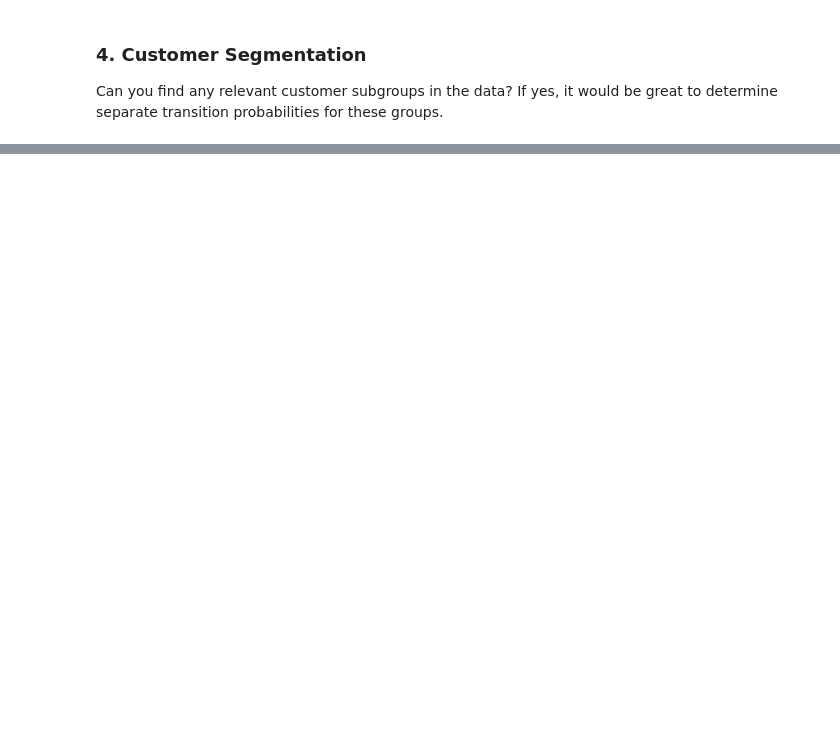
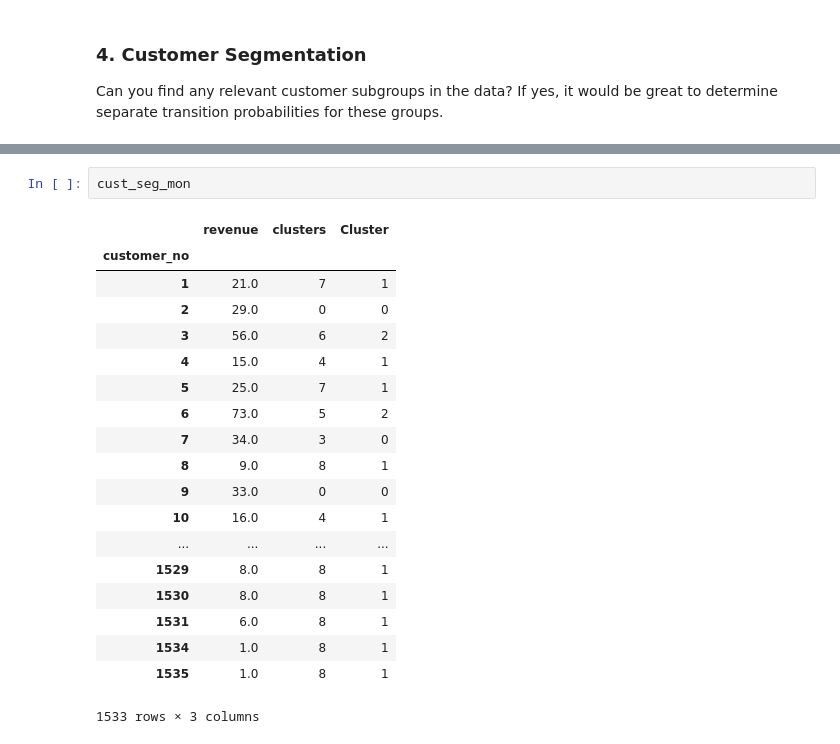
Before and after one commit to leona-ha/Markov_Customer_Churn, a Jupyter notebook: Customer_Flow_Markov.ipynb, the cells around one changed output, grey strips where cells are left out. Saved outputs shown, nothing was run; the diff lists cells and outputs as text; blank space fills up the shorter version.

```diff
--- a/Customer_Flow_Markov.ipynb
+++ b/Customer_Flow_Markov.ipynb
@@ -398,0 +448,22 @@ customer.transition
+# %%
+cust_seg_mon
+# %% [output]
+|  | revenue | clusters | Cluster |
+| customer_no |  |  |  |
+| 1 | 21.0 | 7 | 1 |
+| 2 | 29.0 | 0 | 0 |
+| 3 | 56.0 | 6 | 2 |
+| 4 | 15.0 | 4 | 1 |
+| 5 | 25.0 | 7 | 1 |
+| 6 | 73.0 | 5 | 2 |
+| 7 | 34.0 | 3 | 0 |
+| 8 | 9.0 | 8 | 1 |
+| 9 | 33.0 | 0 | 0 |
+| 10 | 16.0 | 4 | 1 |
+| ... | ... | ... | ... |
+| 1529 | 8.0 | 8 | 1 |
+| 1530 | 8.0 | 8 | 1 |
+| 1531 | 6.0 | 8 | 1 |
+| 1534 | 1.0 | 8 | 1 |
+| 1535 | 1.0 | 8 | 1 |
+1533 rows × 3 columns
```
Also changed, not shown: parts of 27 cells of this notebook, 1 other file.
